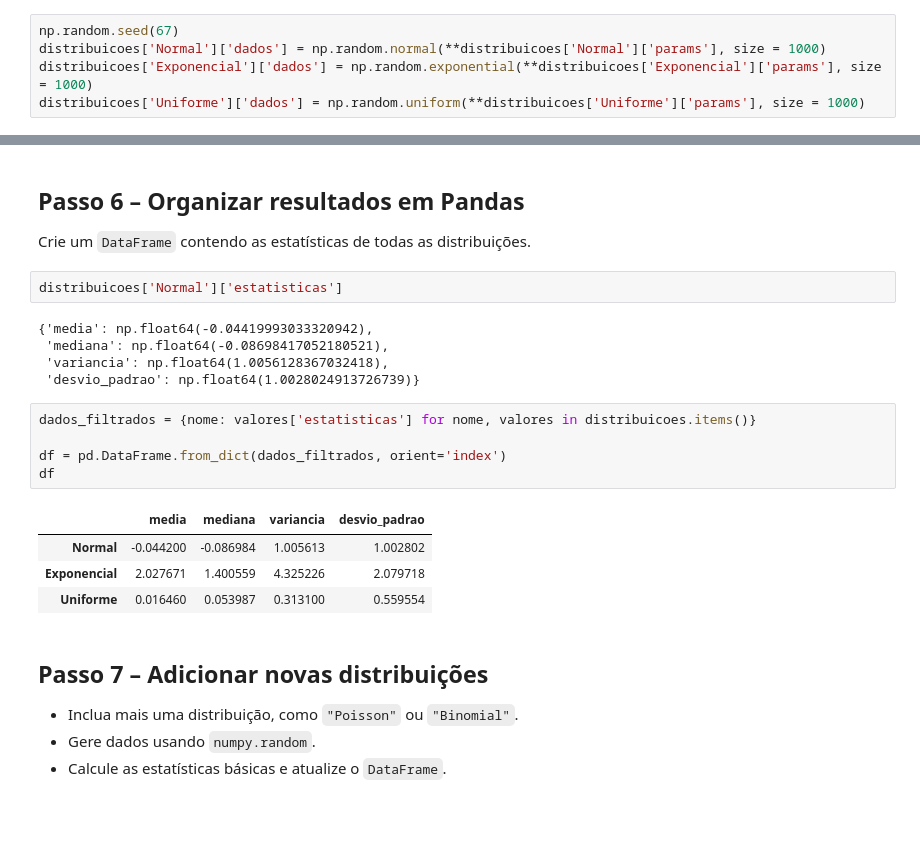
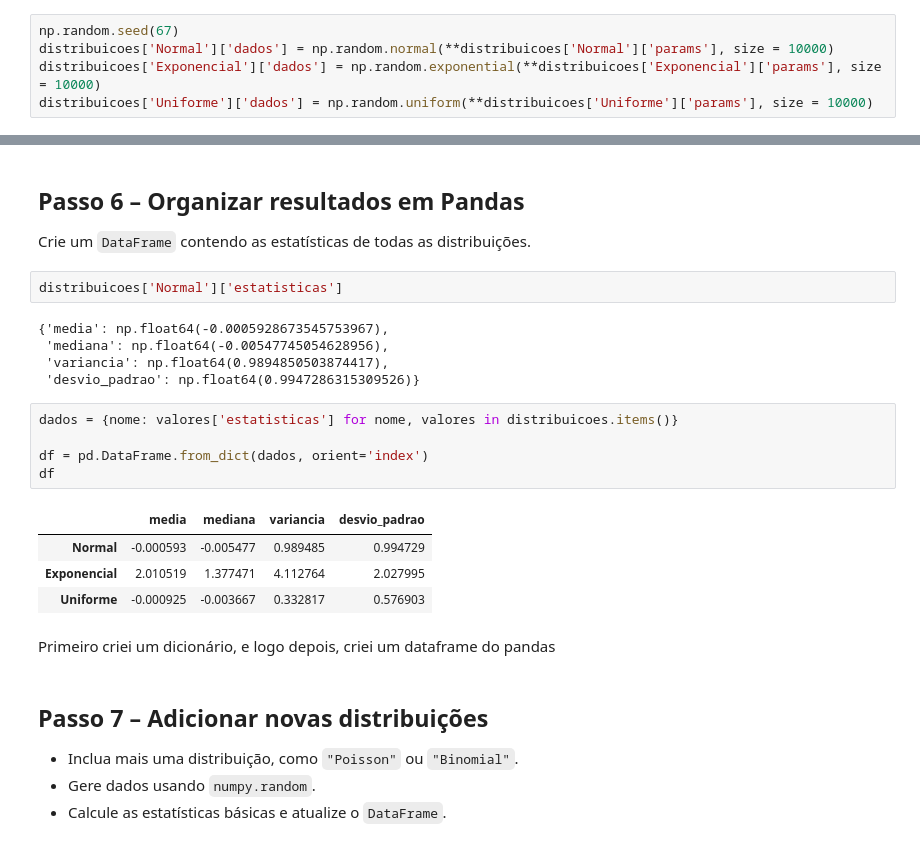
Before and after one commit to BenvenutiMateus/prog-estat, a Jupyter notebook: revisao.ipynb, the cells around one changed output, grey strips where cells are left out. Drawn from its saved outputs; the diff is of its cells as text; blank space fills up the shorter version.

```diff
--- a/revisao.ipynb
+++ b/revisao.ipynb
@@ -50,8 +50,8 @@ Para cada distribuição, gere uma amostra de tamanho **1000** usando `numpy.ran
 # %%
 np.random.seed(67)
-distribuicoes['Normal']['dados'] = np.random.normal(**distribuicoes['Normal']['params'], size = 1000)
-distribuicoes['Exponencial']['dados'] = np.random.exponential(**distribuicoes['Exponencial']['params'], size = 1000)
-distribuicoes['Uniforme']['dados'] = np.random.uniform(**distribuicoes['Uniforme']['params'], size = 1000)
+distribuicoes['Normal']['dados'] = np.random.normal(**distribuicoes['Normal']['params'], size = 10000)
+distribuicoes['Exponencial']['dados'] = np.random.exponential(**distribuicoes['Exponencial']['params'], size = 10000)
+distribuicoes['Uniforme']['dados'] = np.random.uniform(**distribuicoes['Uniforme']['params'], size = 10000)
 # %% [markdown]
 Geração dos dados a partir do numpy com distribuições das chaves do dicionário
 # %% [markdown]
@@ -117,20 +119,22 @@ Crie um `DataFrame` contendo as estatísticas de todas as distribuições.
 # %%
 distribuicoes['Normal']['estatisticas']
 # %% [output]
-{'media': np.float64(-0.04419993033320942),
- 'mediana': np.float64(-0.08698417052180521),
- 'variancia': np.float64(1.0056128367032418),
- 'desvio_padrao': np.float64(1.0028024913726739)}
+{'media': np.float64(-0.0005928673545753967),
+ 'mediana': np.float64(-0.00547745054628956),
+ 'variancia': np.float64(0.9894850503874417),
+ 'desvio_padrao': np.float64(0.9947286315309526)}
 # %%
-dados_filtrados = {nome: valores['estatisticas'] for nome, valores in distribuicoes.items()}
+dados = {nome: valores['estatisticas'] for nome, valores in distribuicoes.items()}
 
-df = pd.DataFrame.from_dict(dados_filtrados, orient='index')
+df = pd.DataFrame.from_dict(dados, orient='index')
 df
 # %% [output]
 |  | media | mediana | variancia | desvio_padrao |
-| Normal | -0.044200 | -0.086984 | 1.005613 | 1.002802 |
-| Exponencial | 2.027671 | 1.400559 | 4.325226 | 2.079718 |
-| Uniforme | 0.016460 | 0.053987 | 0.313100 | 0.559554 |
+| Normal | -0.000593 | -0.005477 | 0.989485 | 0.994729 |
+| Exponencial | 2.010519 | 1.377471 | 4.112764 | 2.027995 |
+| Uniforme | -0.000925 | -0.003667 | 0.332817 | 0.576903 |
+# %% [markdown]
+Primeiro criei um dicionário, e logo depois, criei um dataframe do pandas
 # %% [markdown]
 ## Passo 7 – Adicionar novas distribuições
 - Inclua mais uma distribuição, como `"Poisson"` ou `"Binomial"`.
```
Also changed, not shown: parts of 16 cells of this notebook, 1 other file.
